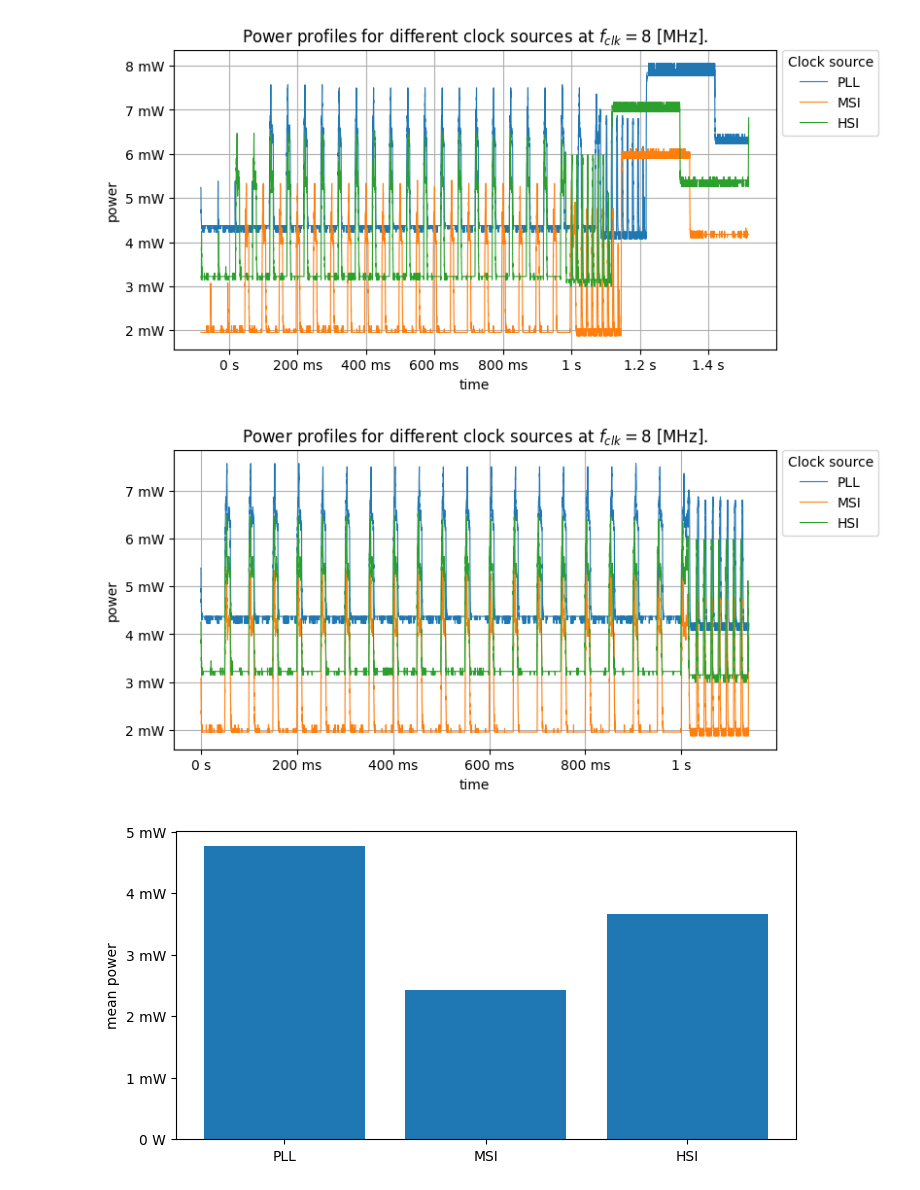
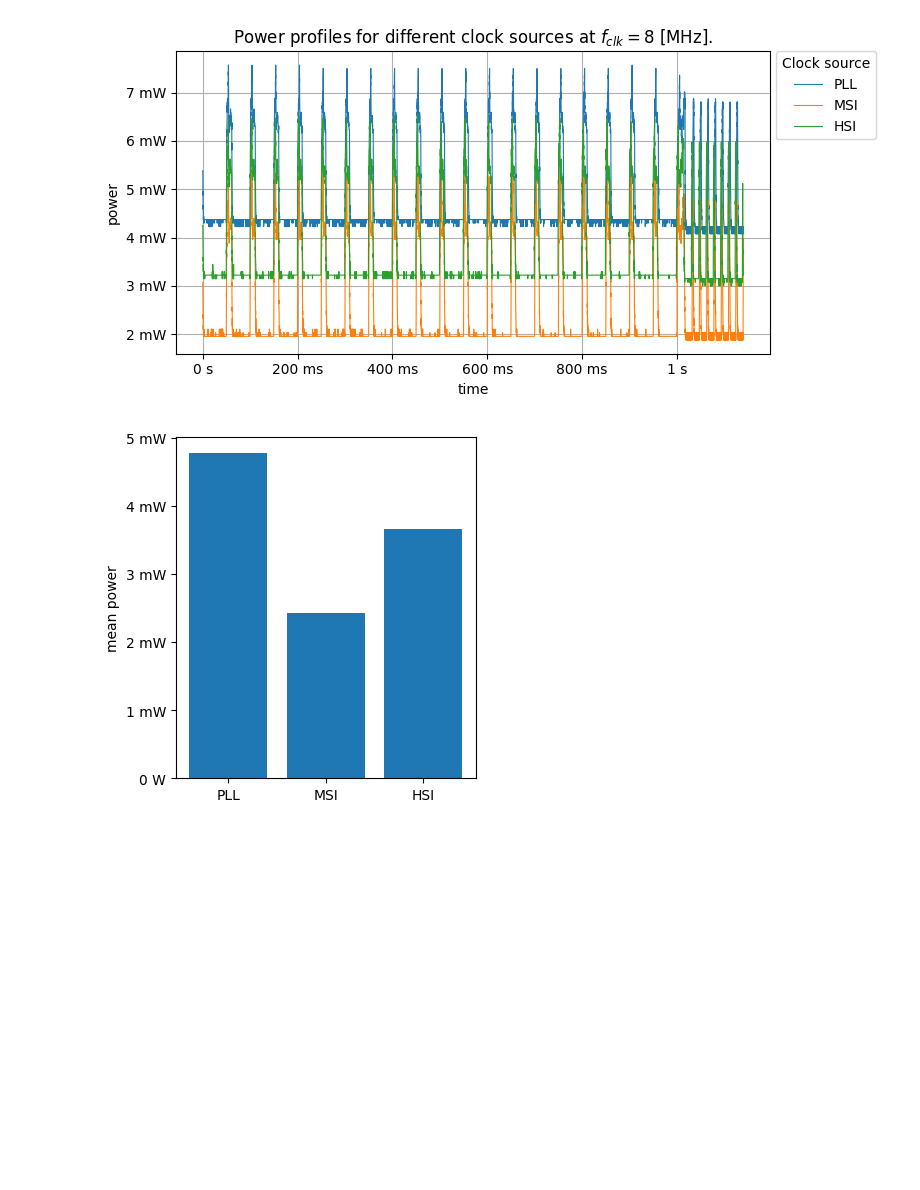
Before and after one commit to jucodavid/LELEC210X, a Jupyter notebook: mcu/report/frequency_reduction/Processing.ipynb, the cells around one changed output. Drawn from its saved outputs; the diff is of its cells as text; code cells hidden in the pictures; blank space fills up the shorter version.

```diff
--- a/mcu/report/frequency_reduction/Processing.ipynb
+++ b/mcu/report/frequency_reduction/Processing.ipynb
@@ -23,7 +7,7 @@ for i,pp in enumerate(pps):
 # %%
 formatter_s = EngFormatter(unit='s')
 formatter_w = EngFormatter(unit='W')
-def plot_pp(times,chs,labels=None,labels_title=None,title=None):
+def plot_pp(times,chs,labels=None,labels_title=None,title=None,file_path=None):
     plt.rcParams["figure.figsize"] = (8,4)
     for i, (t, ch) in enumerate(zip(times,chs)):
         plt.plot(t,ch,linewidth=.8)
@@ -36,4 +20,7 @@ def plot_pp(times,chs,labels=None,labels_title=None,title=None):
     plt.gca().yaxis.set_major_formatter(formatter_w)
     plt.ylabel('power')
     plt.xlabel('time')
+    plt.tight_layout()
+    if file_path is not None:
+        plt.savefig(file_path)
     plt.show()
@@ -83,6 +74,7 @@ plot_pp(times,chs,labels,labels_title,title)
 means = np.array([np.mean(npp['w']) for npp in npps])
 f = np.arange(32,12,-2) * 1e6
 formatter_hz = EngFormatter(unit='Hz')
+plt.rcParams["figure.figsize"] = (8,4)
 plt.plot(f, means,'--^', markersize=7)
 plt.gca().xaxis.set_major_formatter(formatter_hz)
 plt.gca().yaxis.set_major_formatter(formatter_w)
@@ -91,4 +83,7 @@ plt.gca().xaxis.set_inverted(True)
 plt.ylabel('mean power')
 plt.xlabel('CPU clock frequency')
 plt.grid()
+plt.tight_layout()
+plt.savefig('Export/fVSW32to14.pdf')
+plt.show()
 # %% [output]
@@ -179,13 +165,6 @@ for i,pp in enumerate([pp8MSI,pp8HSI]):
     pp.rename(columns={'CH1(V)': 'CH1(W)'},inplace=True)
 
 pps8 = [pp8,pp8MSI,pp8HSI]
-
-times = np.vstack([pp['Time(S)'] for pp in pps8])
-chs   = np.vstack([pp['CH1(W)'] for pp in pps8])
-labels = ["PLL", "MSI", "HSI"]
-labels_title = "Clock source"
-title = "Power profiles for different clock sources at $f_{clk} = 8$ [MHz]."
-plot_pp(times,chs,labels,labels_title,title)
 
 npps8 = []
 for ind, pp in enumerate(pps8):
@@ -193,40 +172,39 @@ for ind, pp in enumerate(pps8):
     peaks, _ = find_peaks(pp['CH1(W)'].values, prominence=.001)
 
     for i, peak in enumerate(pp['CH1(W)'][peaks].values):
 
         if pp['CH1(W)'][peaks].values[0] - peak < -0.001:
             break
 
     start = peaks[i-1]
     time = pp['Time(S)'][start:].values - pp['Time(S)'][start]
     x = pp['CH1(W)'][start:]
 
     stop = np.argmin(np.abs(time-1.14))
 
     npp = pd.DataFrame(dtype=float)
     npp['t'] = time[:stop]
     npp['w'] = x[:stop].values
     npps8.append(npp)
-    # plt.plot(npp['t'], npp['w'])
-    # plt.xlim(0,1.2)
-    # plt.show()
 
 times = [npp['t'] for npp in npps8]
 chs   = [npp['w'] for npp in npps8]
 labels = ["PLL", "MSI", "HSI"]
 labels_title = "Clock source"
 title = "Power profiles for different clock sources at $f_{clk} = 8$ [MHz]."
-plot_pp(times,chs,labels,labels_title,title)
+plot_pp(times,chs,labels,labels_title,title,'Export/pp8_clk_source.pdf')
 
 means8 = np.array([np.mean(npp['w']) for npp in npps8])
+plt.rcParams["figure.figsize"] = (4,4)
 plt.bar(labels, means8)
 plt.gca().yaxis.set_major_formatter(formatter_w)
 plt.ylabel('mean power')
+plt.tight_layout()
+plt.savefig('Export/bar8.pdf')
 plt.show()
 # %% [output]
-[figure, old version]
+[figure, new version]
-[figure, old version]
+[figure, new version]
-[figure, removed]
 # %%
 # pp2
 pp2MSI2 = pd.read_csv("Data/2a.csv",delimiter=',',skiprows=7, index_col=0)
```
Also changed, not shown: parts of 12 cells of this notebook, 15 other files.
